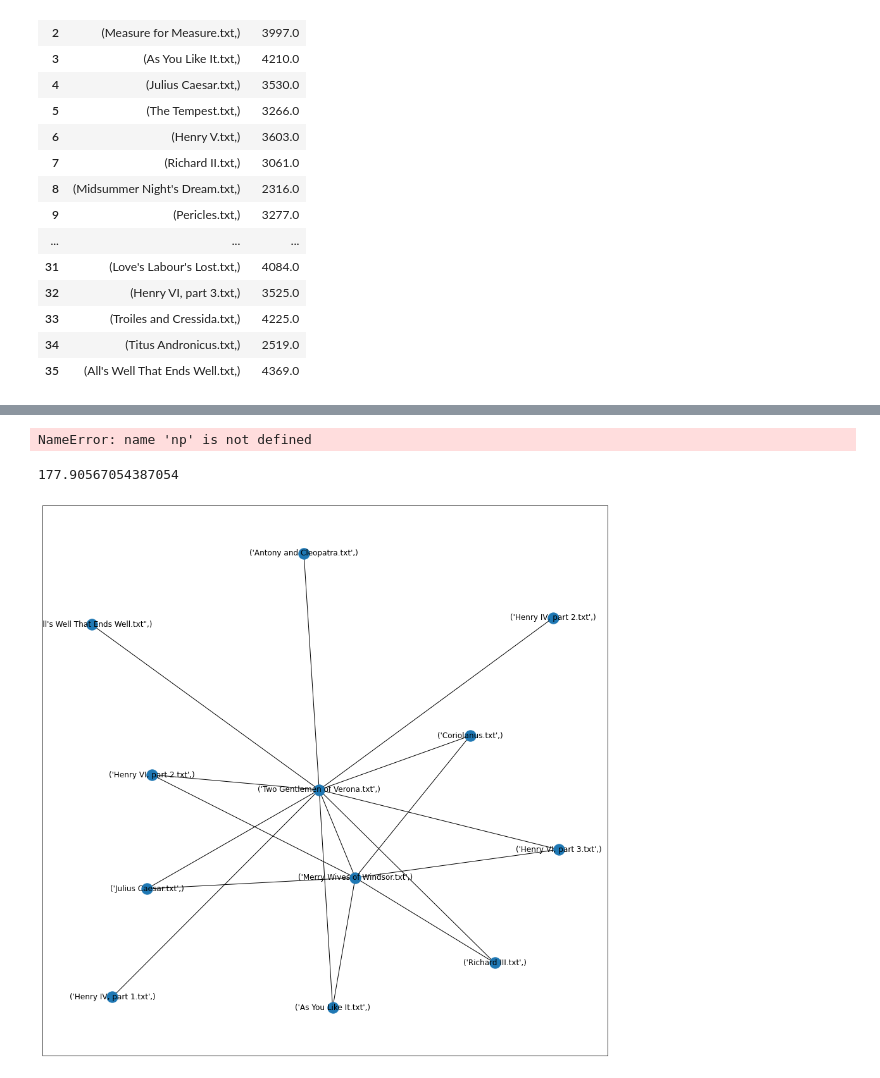
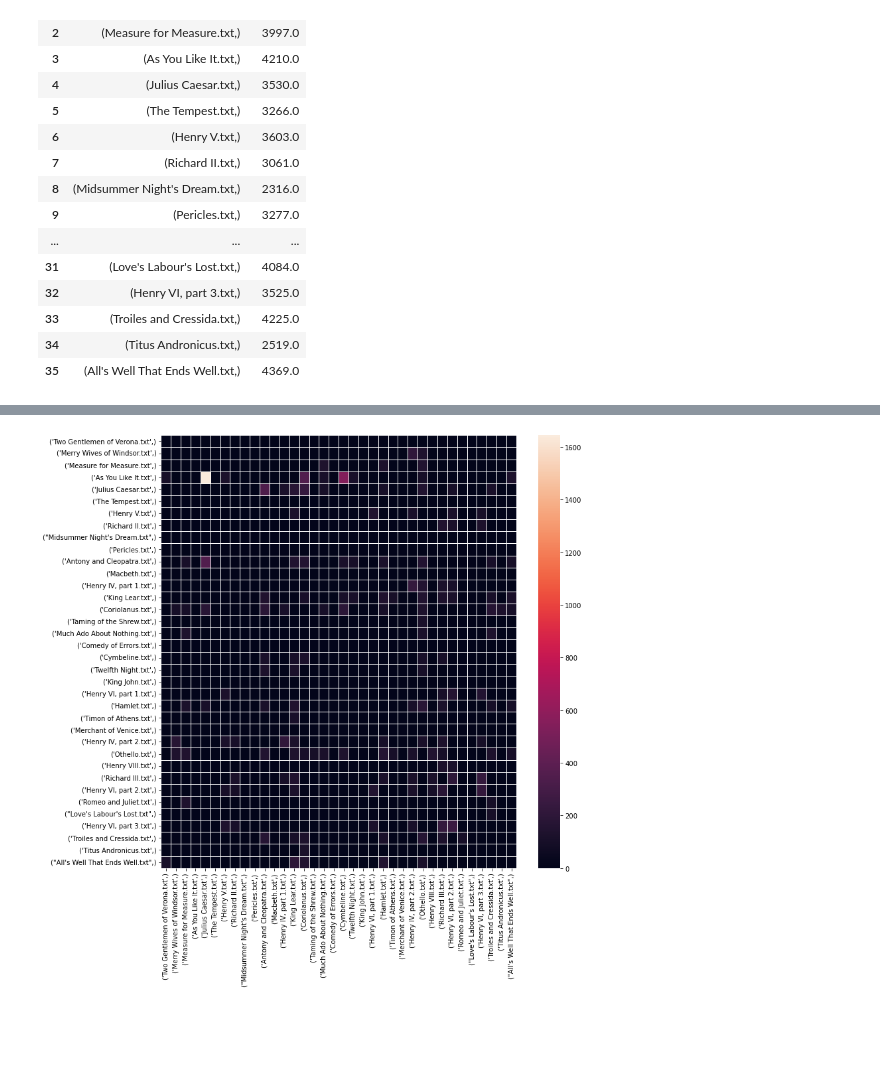
Before and after one commit to datascience-gft/Shakespeare-ml-intro, a Jupyter notebook: working demo.ipynb, the cells around one changed output, grey strips where cells are left out. Cells and saved outputs as stored; diff of their text form; code cells hidden in the pictures; blank space fills up the shorter version.

```diff
--- a/working demo.ipynb
+++ b/working demo.ipynb
@@ -297,40 +328,12 @@ df
 # %%
-import math
-links_log = np.zeros([len(newbooks),len(newbooks)])
-for a in range(0,len(newbooks)):
-    for b in range (0,len(newbooks)):
-        links_log[a][b] = math.log(links_clean[a][b]+0.000000000000001)
+
+import matplotlib.pyplot as plt
+import seaborn as sns
 plt.figure(3,figsize=(12,12))
+uniform_data = np.random.rand(10, 12)
 x_axis_labels = books
 y_axis_labels = books
-ax = sns.heatmap(links_log, linewidth=0.5,xticklabels=x_axis_labels, yticklabels=y_axis_labels)
+ax = sns.heatmap(links_filtered, linewidth=0.5,xticklabels=x_axis_labels, yticklabels=y_axis_labels)
 plt.show()
 # %% [output]
-NameError: name 'np' is not defined
+[figure, added]
-# %%
-import networkx as nx
-G = nx.Graph()
-std=np.std(links_clean)
-mean=np.mean(links_clean)
-threshold = mean +(std*3)
-print(threshold)
-line_count=0
-item_count=0
-
-for line in links_clean:
-    for item in line:
-        if (item>threshold):
-            origin = books[line_count]
-            connection=books[item_count]
-            G.add_edge(origin,connection)
-            item_count=item_count+1
-    line_count=line_count+1
-    item_count=0
-# %% [output]
-177.90567054387054
-# %%
-plt.figure(3,figsize=(16,16))
-nx.draw_networkx(G)
-plt.show()
-# %% [output]
-[figure, removed]
```
Also changed, not shown: parts of 6 cells of this notebook.
